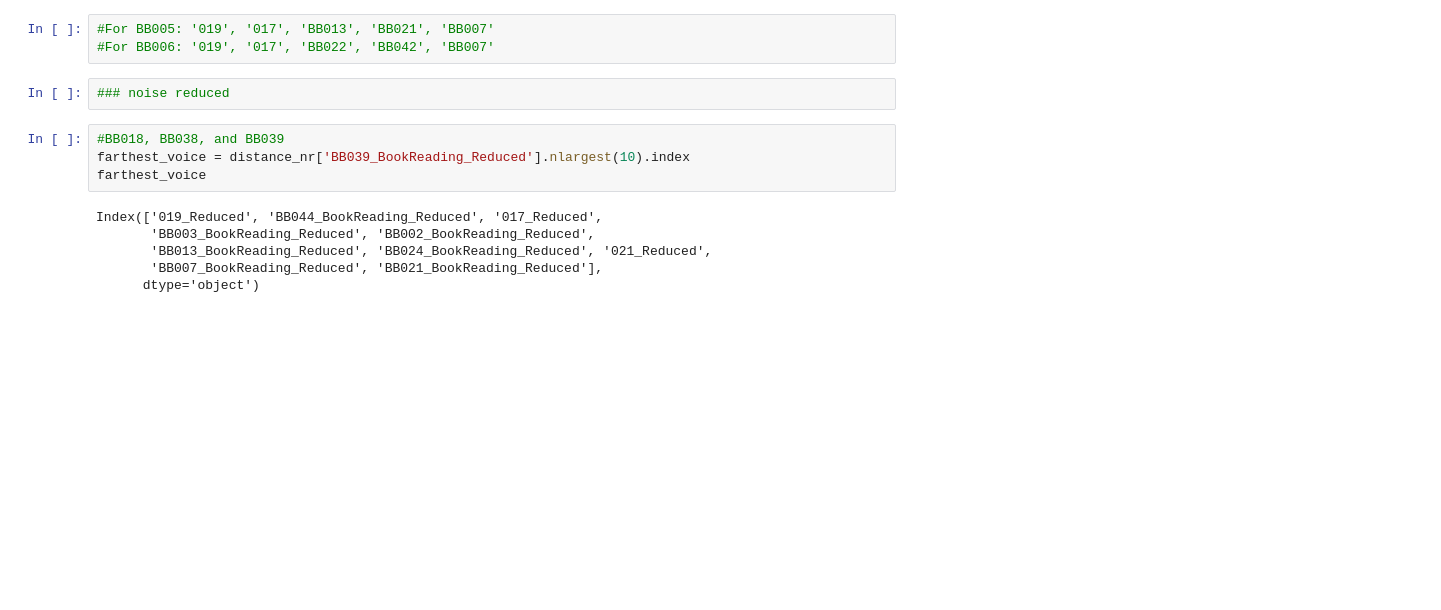
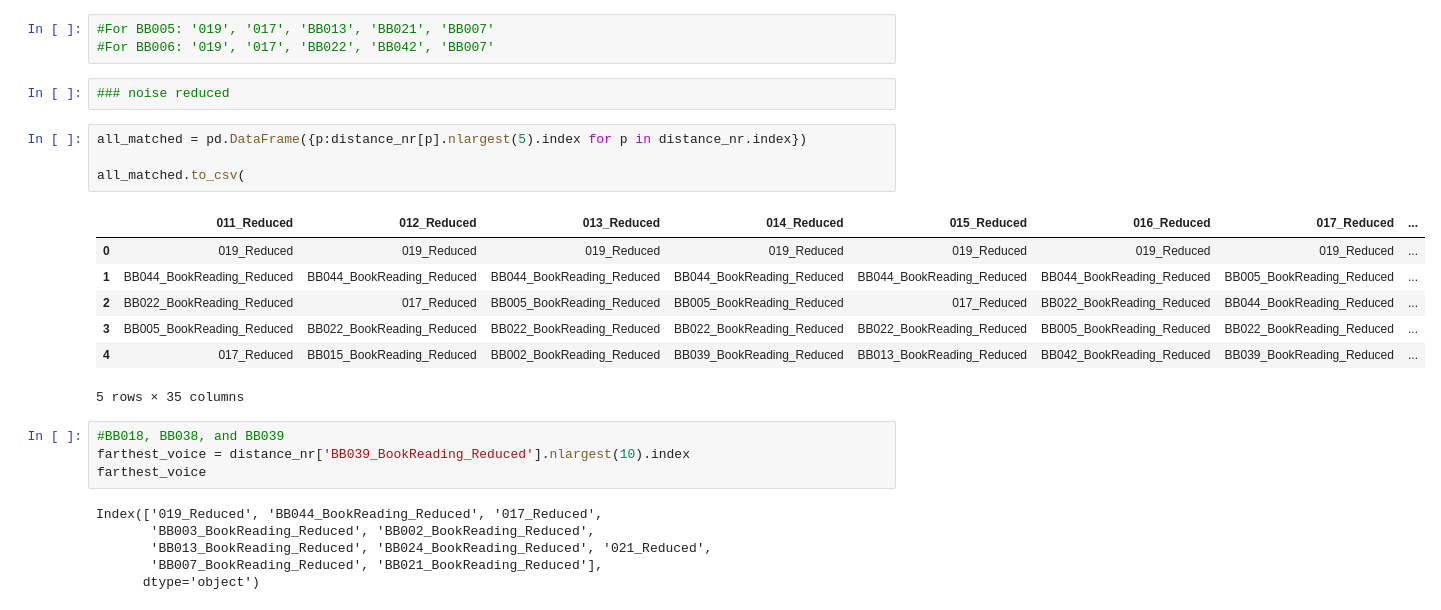
Before and after one commit to Rahul-Brito/infantvoice, a Jupyter notebook: scripts/Sohye Notebook Extra Embeddings.ipynb, the cells around one changed output. Saved outputs shown, nothing was run; the diff lists cells and outputs as text; blank space fills up the shorter version.

Commit message:
created a csv file w all matches to send

```diff
--- a/scripts/Sohye Notebook Extra Embeddings.ipynb
+++ b/scripts/Sohye Notebook Extra Embeddings.ipynb
@@ -273,6 +273,18 @@ plt.scatter(np.arange(len(including_bb030_list)),including_bb030_list)
 #For BB006: '019', '017', 'BB022', 'BB042', 'BB007'
 # %%
 ### noise reduced
+# %%
+all_matched = pd.DataFrame({p:distance_nr[p].nlargest(5).index for p in distance_nr.index})
+
+all_matched.to_csv(
+# %% [output]
+|  | 011_Reduced | 012_Reduced | 013_Reduced | 014_Reduced | 015_Reduced | 016_Reduced | 017_Reduced | ... |
+| 0 | 019_Reduced | 019_Reduced | 019_Reduced | 019_Reduced | 019_Reduced | 019_Reduced | 019_Reduced | ... |
+| 1 | BB044_BookReading_Reduced | BB044_BookReading_Reduced | BB044_BookReading_Reduced | BB044_BookReading_Reduced | BB044_BookReading_Reduced | BB044_BookReading_Reduced | BB005_BookReading_Reduced | ... |
+| 2 | BB022_BookReading_Reduced | 017_Reduced | BB005_BookReading_Reduced | BB005_BookReading_Reduced | 017_Reduced | BB022_BookReading_Reduced | BB044_BookReading_Reduced | ... |
+| 3 | BB005_BookReading_Reduced | BB022_BookReading_Reduced | BB022_BookReading_Reduced | BB022_BookReading_Reduced | BB022_BookReading_Reduced | BB005_BookReading_Reduced | BB022_BookReading_Reduced | ... |
+| 4 | 017_Reduced | BB015_BookReading_Reduced | BB002_BookReading_Reduced | BB039_BookReading_Reduced | BB013_BookReading_Reduced | BB042_BookReading_Reduced | BB039_BookReading_Reduced | ... |
+5 rows × 35 columns
 # %%
 #BB018, BB038, and BB039
 farthest_voice = distance_nr['BB039_BookReading_Reduced'].nlargest(10).index
```
